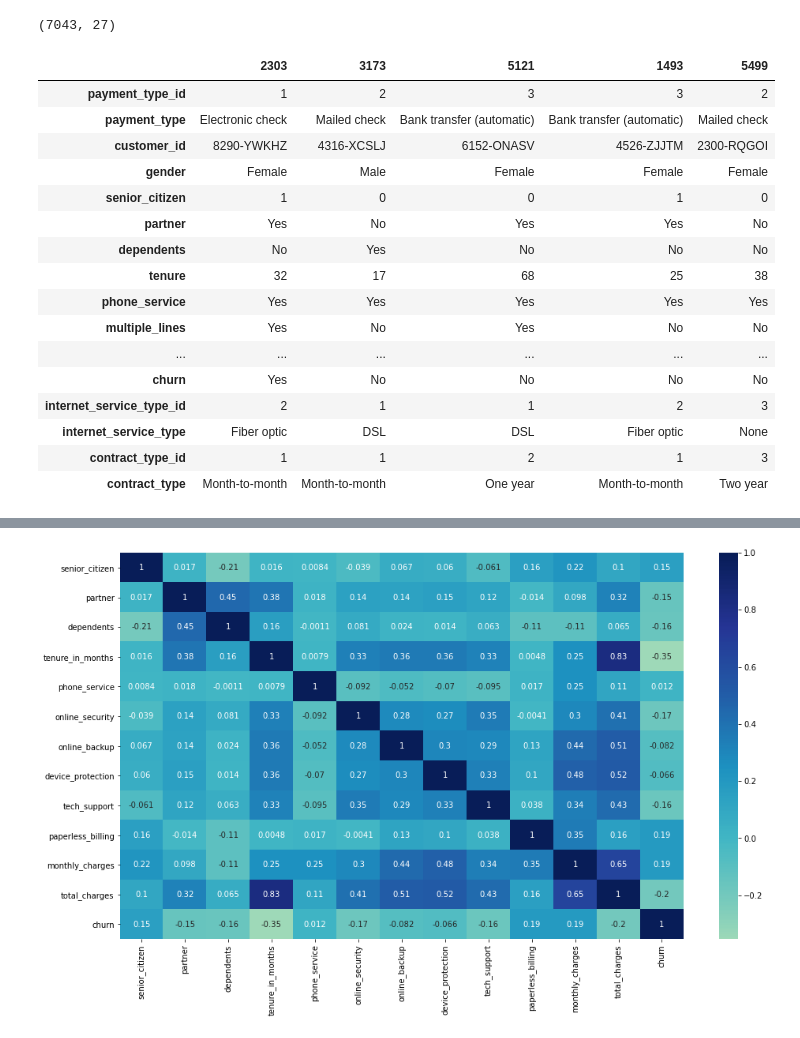
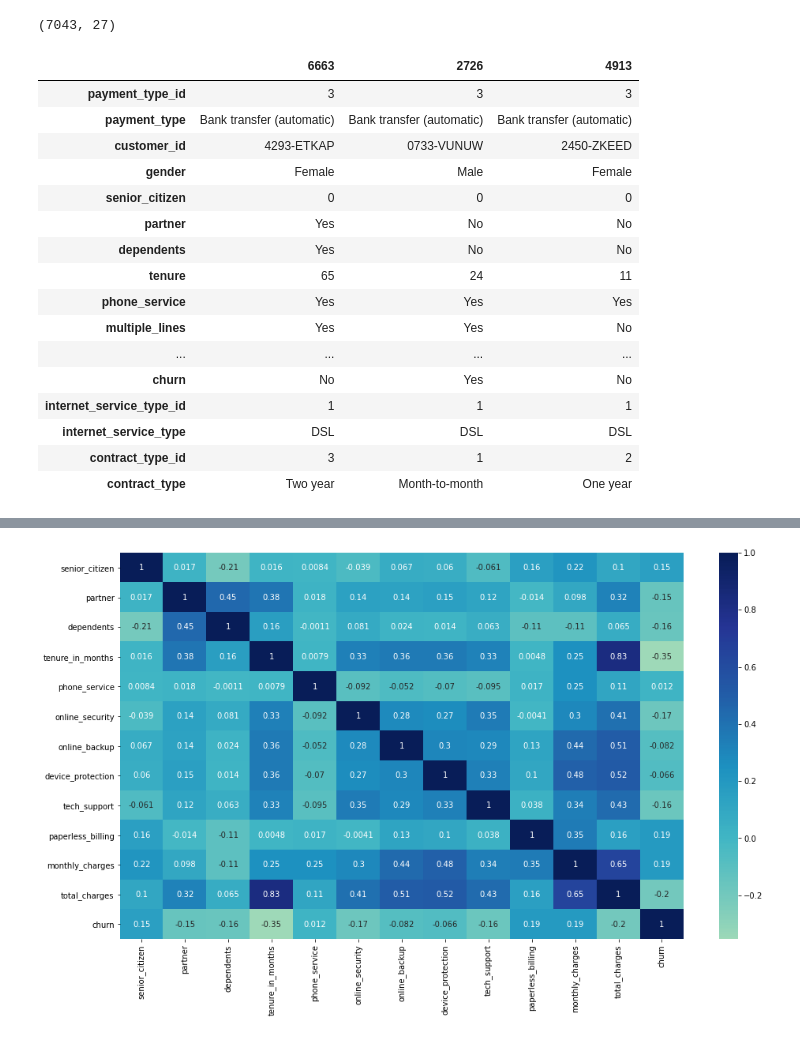
Before and after one commit to paulallen825/classification_project, a Jupyter notebook: initial_notebook.ipynb, the cells around one changed output, grey strips where cells are left out. Drawn from its saved outputs; the diff is of its cells as text; code cells hidden in the pictures.

```diff
--- a/initial_notebook.ipynb
+++ b/initial_notebook.ipynb
@@ -71,25 +63,25 @@ df.shape
 df = acquire.get_new_telco_churn_data()
 churned_df = df[df['churn']=='Yes']
 # %%
-df.sample(5).T
+df.sample(3).T
 # %% [output]
-|  | 2303 | 3173 | 5121 | 1493 | 5499 |
-| payment_type_id | 1 | 2 | 3 | 3 | 2 |
-| payment_type | Electronic check | Mailed check | Bank transfer (automatic) | Bank transfer (automatic) | Mailed check |
-| customer_id | 8290-YWKHZ | 4316-XCSLJ | 6152-ONASV | 4526-ZJJTM | 2300-RQGOI |
-| gender | Female | Male | Female | Female | Female |
-| senior_citizen | 1 | 0 | 0 | 1 | 0 |
-| partner | Yes | No | Yes | Yes | No |
-| dependents | No | Yes | No | No | No |
-| tenure | 32 | 17 | 68 | 25 | 38 |
-| phone_service | Yes | Yes | Yes | Yes | Yes |
-| multiple_lines | Yes | No | Yes | No | No |
-| ... | ... | ... | ... | ... | ... |
-| churn | Yes | No | No | No | No |
-| internet_service_type_id | 2 | 1 | 1 | 2 | 3 |
-| internet_service_type | Fiber optic | DSL | DSL | Fiber optic | None |
-| contract_type_id | 1 | 1 | 2 | 1 | 3 |
-| contract_type | Month-to-month | Month-to-month | One year | Month-to-month | Two year |
+|  | 6663 | 2726 | 4913 |
+| payment_type_id | 3 | 3 | 3 |
+| payment_type | Bank transfer (automatic) | Bank transfer (automatic) | Bank transfer (automatic) |
+| customer_id | 4293-ETKAP | 0733-VUNUW | 2450-ZKEED |
+| gender | Female | Male | Female |
+| senior_citizen | 0 | 0 | 0 |
+| partner | Yes | No | No |
+| dependents | Yes | No | No |
+| tenure | 65 | 24 | 11 |
+| phone_service | Yes | Yes | Yes |
+| multiple_lines | Yes | Yes | No |
+| ... | ... | ... | ... |
+| churn | No | Yes | No |
+| internet_service_type_id | 1 | 1 | 1 |
+| internet_service_type | DSL | DSL | DSL |
+| contract_type_id | 3 | 1 | 2 |
+| contract_type | Two year | Month-to-month | One year |
 # %%
 churned_df.sample().T
 # %% [output]
```
Also changed, not shown: parts of 95 cells of this notebook, 2 other files.
